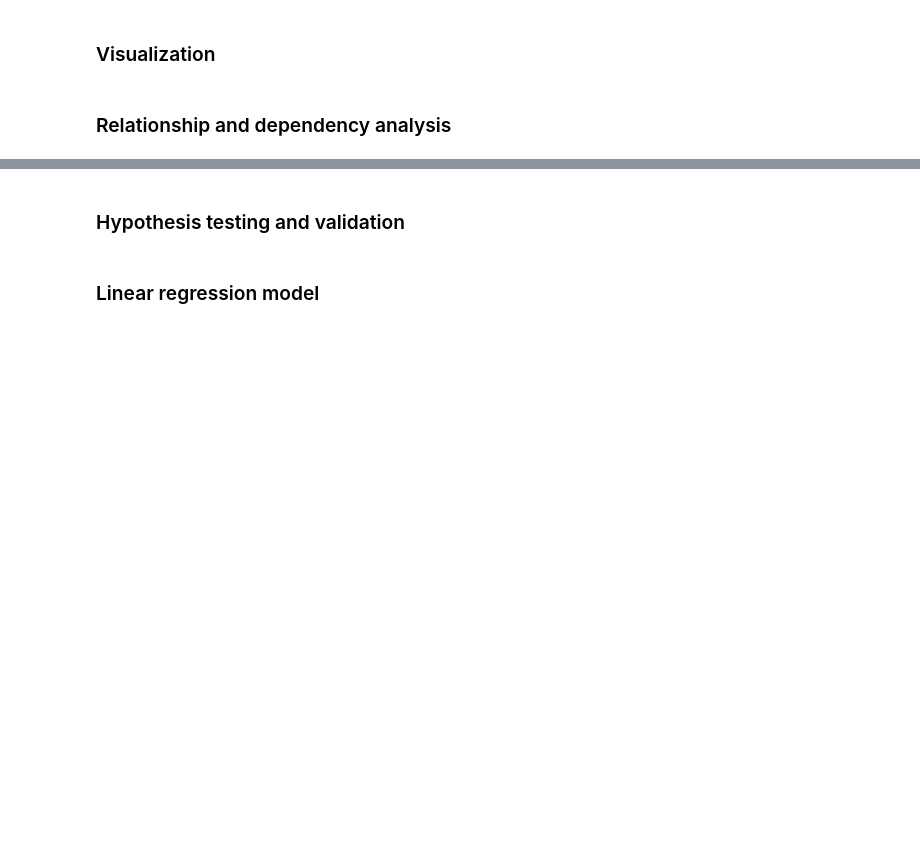
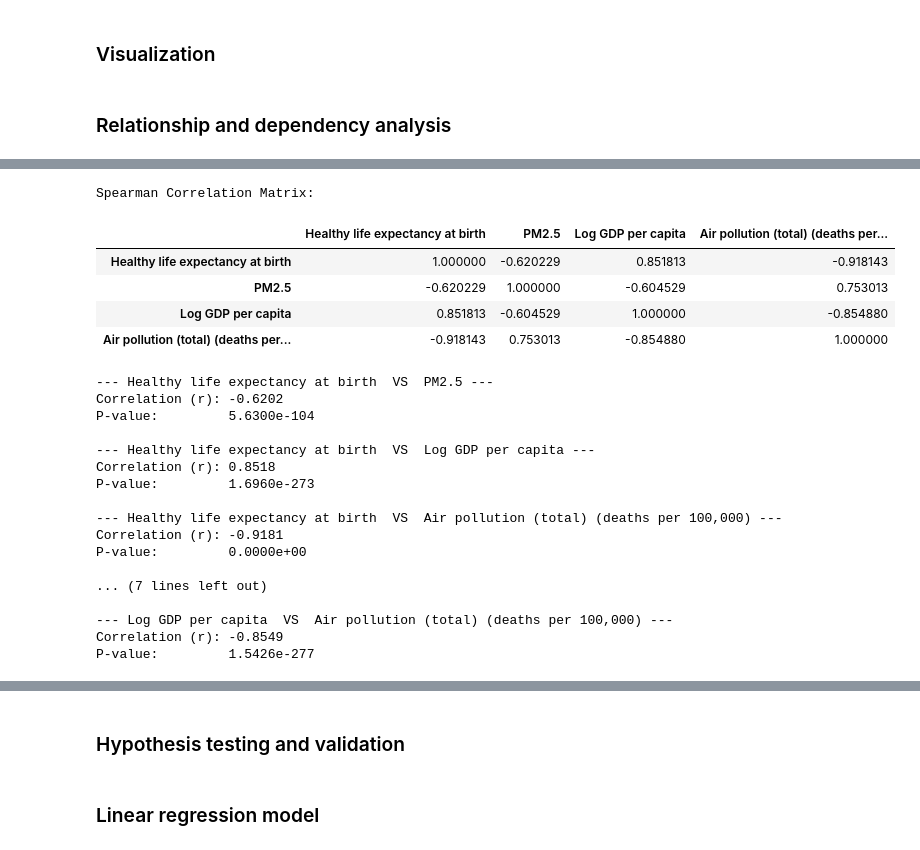
Before and after one commit to JayHaych/SC3021-Data-Science-Fundamental-Group-Project, a Jupyter notebook: Group4_SDAA_notebook.ipynb, the cells around one changed output, grey strips where cells are left out. Cells and saved outputs as stored; diff of their text form; code cells hidden in the pictures; blank space fills up the shorter version.

Commit message:
added spearman test

```diff
--- a/Group4_SDAA_notebook.ipynb
+++ b/Group4_SDAA_notebook.ipynb
@@ -1107,0 +1117,46 @@ Given that our ovarching goal is to determine if there is a relationship between
+# %%
+cols = ['Healthy life expectancy at birth', 'PM2.5', 'Log GDP per capita', 'Air pollution (total) (deaths per 100,000)']
+df_subset = df_final[cols]
+
+spearman_matrix = df_subset.corr(method='spearman')
+print("Spearman Correlation Matrix:")
+display(spearman_matrix)
+
+
+pairs = [('Healthy life expectancy at birth', 'PM2.5'),
+         ('Healthy life expectancy at birth', 'Log GDP per capita'),
+         ('Healthy life expectancy at birth', 'Air pollution (total) (deaths per 100,000)'),
+         ('PM2.5', 'Log GDP per capita'),
+         ('PM2.5', 'Air pollution (total) (deaths per 100,000)'),
+         ('Log GDP per capita', 'Air pollution (total) (deaths per 100,000)')]
+
+for col1, col2 in pairs:
+    stat, p_value = stats.spearmanr(df_subset[col1], df_subset[col2])
+
+    print(f"\n--- {col1}  VS  {col2} ---")
+    print(f"Correlation (r): {stat:.4f}")
+    print(f"P-value:         {p_value:.4e}")
+# %% [output]
+Spearman Correlation Matrix:
+|  | Healthy life expectancy at birth | PM2.5 | Log GDP per capita | Air pollution (total) (deaths per... |
+| Healthy life expectancy at birth | 1.000000 | -0.620229 | 0.851813 | -0.918143 |
+| PM2.5 | -0.620229 | 1.000000 | -0.604529 | 0.753013 |
+| Log GDP per capita | 0.851813 | -0.604529 | 1.000000 | -0.854880 |
+| Air pollution (total) (deaths per... | -0.918143 | 0.753013 | -0.854880 | 1.000000 |
+--- Healthy life expectancy at birth  VS  PM2.5 ---
+Correlation (r): -0.6202
+P-value:         5.6300e-104
+
+--- Healthy life expectancy at birth  VS  Log GDP per capita ---
+Correlation (r): 0.8518
+P-value:         1.6960e-273
+
+--- Healthy life expectancy at birth  VS  Air pollution (total) (deaths per 100,000) ---
+Correlation (r): -0.9181
+P-value:         0.0000e+00
+
+... (7 lines left out)
+
+--- Log GDP per capita  VS  Air pollution (total) (deaths per 100,000) ---
+Correlation (r): -0.8549
+P-value:         1.5426e-277
```
Also changed, not shown: parts of 3 cells of this notebook.
